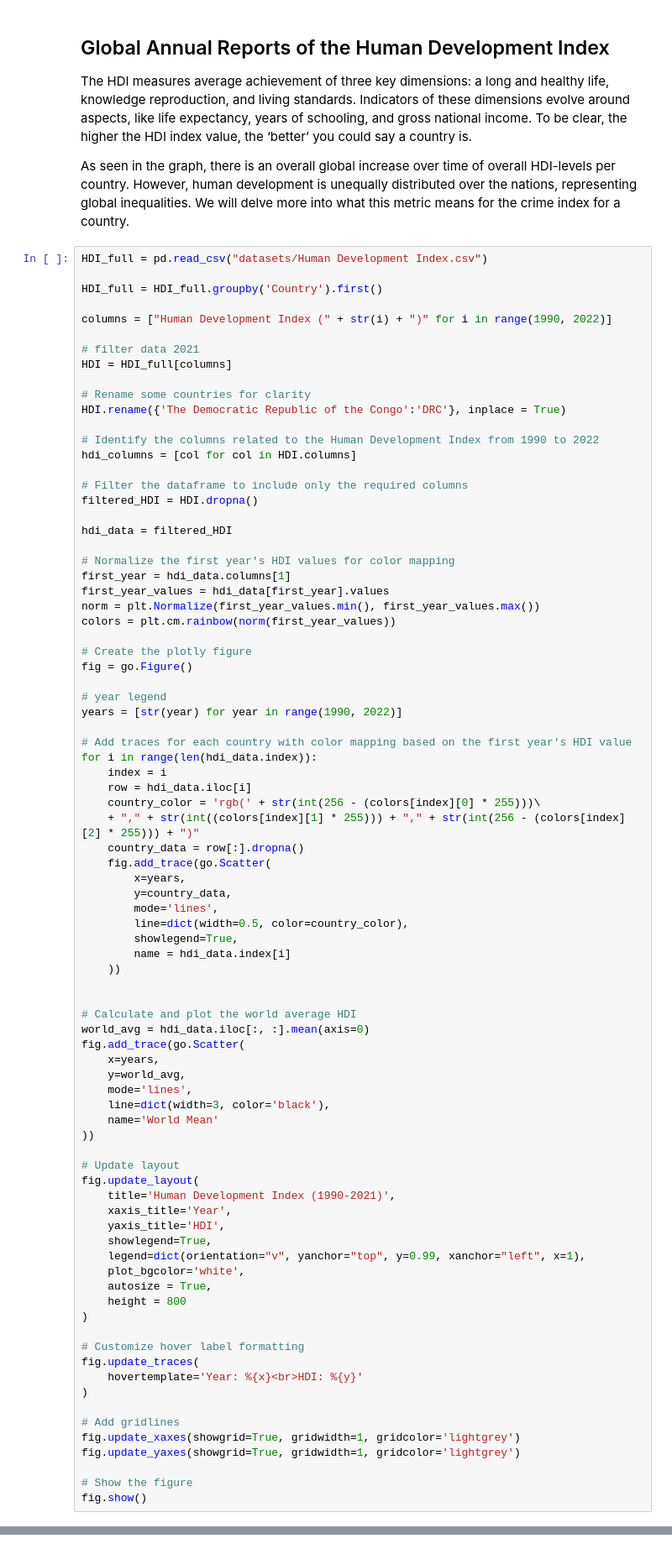
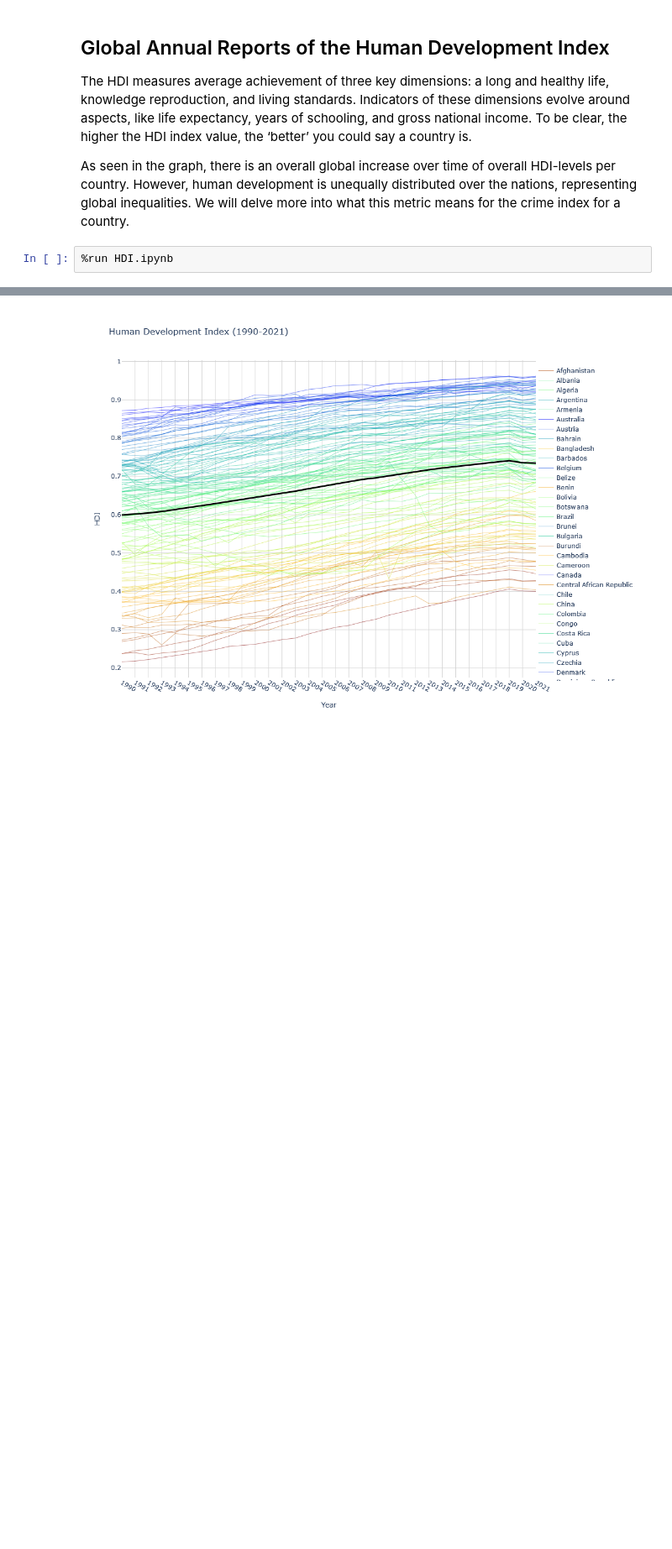
Before and after one commit to dejessias/Surveillance-Crime, a Jupyter notebook: _sources/docs/Perspective 2.ipynb, the cells around one changed output, grey strips where cells are left out. Shown at 84% size. Cells and saved outputs as stored; diff of their text form; blank space fills up the shorter version.

```diff
--- a/_sources/docs/Perspective 2.ipynb
+++ b/_sources/docs/Perspective 2.ipynb
@@ -70,86 +40,5 @@ The HDI measures average achievement of three key dimensions: a long and healthy
 
 As seen in the graph, there is an overall global increase over time of overall HDI-levels per country. However, human development is unequally distributed over the nations, representing global inequalities. We will delve more into what this metric means for the crime index for a country.
 # %%
-HDI_full = pd.read_csv("datasets/Human Development Index.csv")
-
-HDI_full = HDI_full.groupby('Country').first()
-
-columns = ["Human Development Index (" + str(i) + ")" for i in range(1990, 2022)]
-
-# filter data 2021
-HDI = HDI_full[columns]
-
-# Rename some countries for clarity
-HDI.rename({'The Democratic Republic of the Congo':'DRC'}, inplace = True)
-
-# Identify the columns related to the Human Development Index from 1990 to 2022
-hdi_columns = [col for col in HDI.columns]
-
-# Filter the dataframe to include only the required columns
-filtered_HDI = HDI.dropna()
-
-hdi_data = filtered_HDI
-
-# Normalize the first year's HDI values for color mapping
-first_year = hdi_data.columns[1]
-first_year_values = hdi_data[first_year].values
-norm = plt.Normalize(first_year_values.min(), first_year_values.max())
-colors = plt.cm.rainbow(norm(first_year_values))
-
-# Create the plotly figure
-fig = go.Figure()
-
-# year legend
-years = [str(year) for year in range(1990, 2022)]
-
-# Add traces for each country with color mapping based on the first year's HDI value
-for i in range(len(hdi_data.index)):
-    index = i
-    row = hdi_data.iloc[i]
-    country_color = 'rgb(' + str(int(256 - (colors[index][0] * 255)))\
-    + "," + str(int((colors[index][1] * 255))) + "," + str(int(256 - (colors[index][2] * 255))) + ")"
-    country_data = row[:].dropna()
-    fig.add_trace(go.Scatter(
-        x=years,
-        y=country_data,
-        mode='lines',
-        line=dict(width=0.5, color=country_color),
-        showlegend=True,
-        name = hdi_data.index[i]
-    ))
-
-
-# Calculate and plot the world average HDI
-world_avg = hdi_data.iloc[:, :].mean(axis=0)
-fig.add_trace(go.Scatter(
-    x=years,
-    y=world_avg,
-    mode='lines',
-    line=dict(width=3, color='black'),
-    name='World Mean'
-))
-
-# Update layout
-fig.update_layout(
-    title='Human Development Index (1990-2021)',
-    xaxis_title='Year',
-    yaxis_title='HDI',
-    showlegend=True,
-    legend=dict(orientation="v", yanchor="top", y=0.99, xanchor="left", x=1),
-    plot_bgcolor='white',
-    autosize = True,
-    height = 800
-)
-
-# Customize hover label formatting
-fig.update_traces(
-    hovertemplate='Year: %{x}<br>HDI: %{y}'
-)
-
-# Add gridlines
-fig.update_xaxes(showgrid=True, gridwidth=1, gridcolor='lightgrey')
-fig.update_yaxes(showgrid=True, gridwidth=1, gridcolor='lightgrey')
-
-# Show the figure
-fig.show()
+%run HDI.ipynb
 # %% [output]
@@ -157,3 +45,4 @@ fig.show()
+[figure, added]
 # %% [markdown]
 ## Analysis of Human Development Index and Crime Index
 
```
Also changed, not shown: parts of 6 cells of this notebook, 34 other files.
